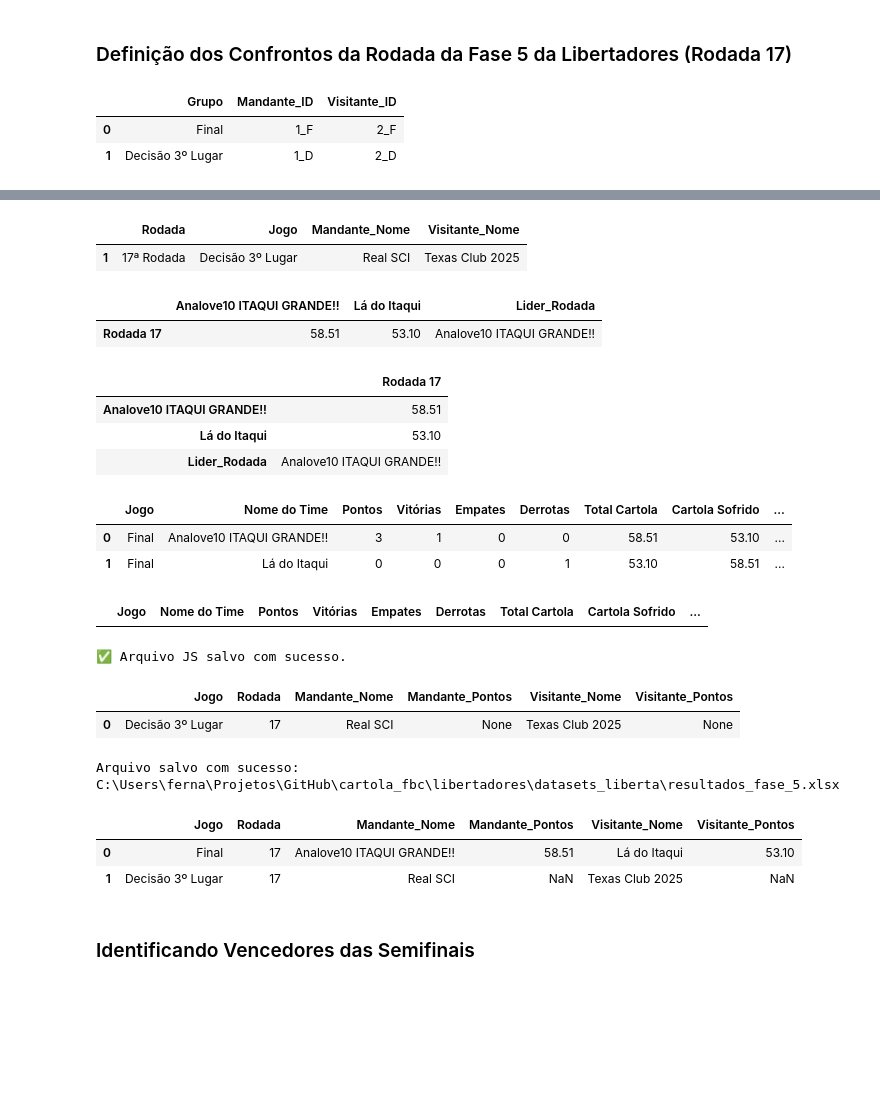
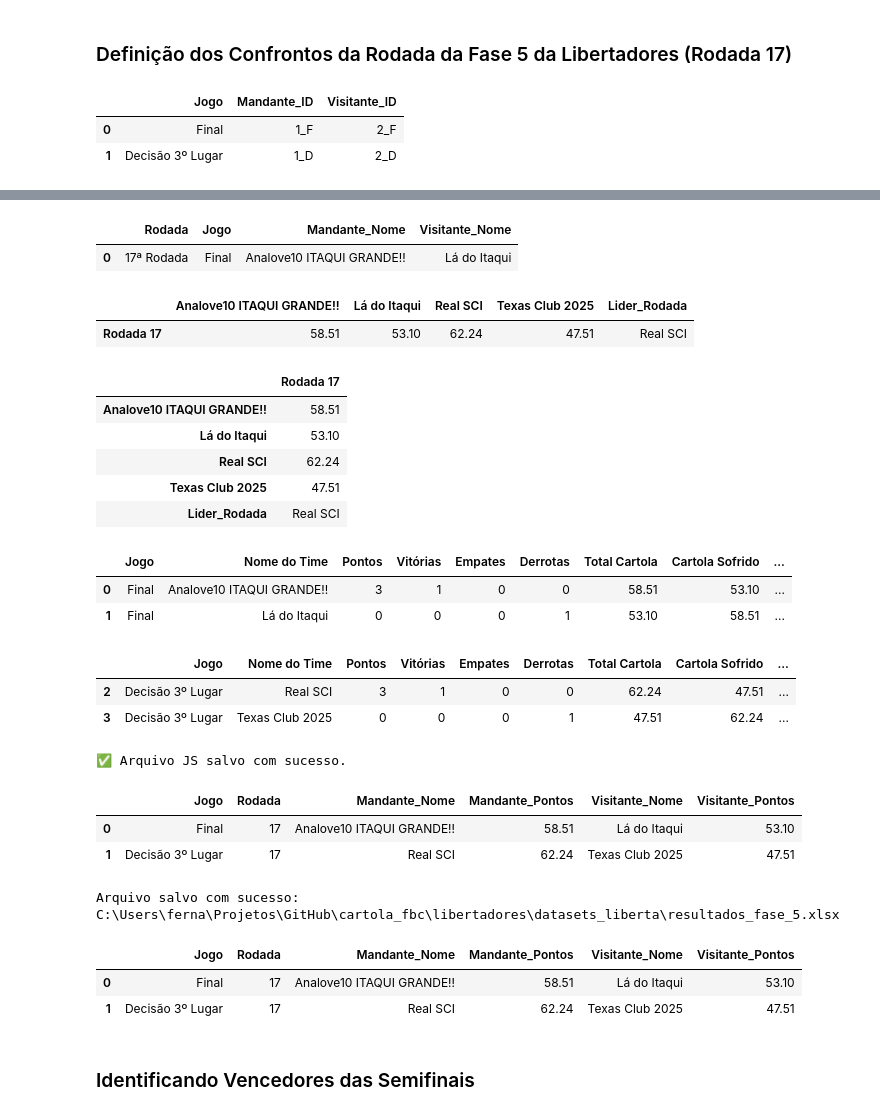
Before and after one commit to FernandoBC23/cartola_fbc, a Jupyter notebook: libertadores/datasets_liberta/5_busca_dados_liberta_fase_5.ipynb, the cells around one changed output, grey strips where cells are left out. Drawn from its saved outputs; the diff is of its cells as text; code cells hidden in the pictures; blank space fills up the shorter version.

```diff
--- a/libertadores/datasets_liberta/5_busca_dados_liberta_fase_5.ipynb
+++ b/libertadores/datasets_liberta/5_busca_dados_liberta_fase_5.ipynb
@@ -214,6 +145,6 @@ confrontos_1a_rodada = [
 # %%
 # Transformar em DataFrame
-df_confrontos = pd.DataFrame(confrontos_1a_rodada, columns=["Grupo", "Mandante_ID", "Visitante_ID"])
+df_confrontos = pd.DataFrame(confrontos_1a_rodada, columns=["Jogo", "Mandante_ID", "Visitante_ID"])
 
 # Junta com df_torneio para buscar dados dos mandantes
 df_mandantes = df_torneio_semi_liberta.rename(columns={
@@ -231,7 +162,7 @@ df_visitantes = df_torneio_semi_liberta.rename(columns={
 
 display(df_confrontos)
 # %% [output]
-|  | Grupo | Mandante_ID | Visitante_ID |
+|  | Jogo | Mandante_ID | Visitante_ID |
 | 0 | Final | 1_F | 2_F |
 | 1 | Decisão 3º Lugar | 1_D | 2_D |
 # %%
@@ -320,13 +235,14 @@ def exibir_confrontos(df_rodadas, rodada=None, jogo=None):
 
     return df_filtrado[colunas].sort_values(by=["Jogo", "Rodada"])
 # %%
-jogo = "Decisão 3º Lugar"
+# jogo = "Decisão 3º Lugar"
+jogo = "Final"
 
 # Exibir todos os confrontos do Jogo 1
 display(exibir_confrontos(df_rodadas, jogo= f"{jogo}").head(8))
 # %% [output]
 |  | Rodada | Jogo | Mandante_Nome | Visitante_Nome |
-| 1 | 17ª Rodada | Decisão 3º Lugar | Real SCI | Texas Club 2025 |
+| 0 | 17ª Rodada | Final | Analove10 ITAQUI GRANDE!! | Lá do Itaqui |
 # %%
 def campeonato_comecou(api, ids_times):
     """Verifica se o campeonato já começou observando a pontuação na 1ª rodada."""
@@ -379,17 +295,24 @@ def gerar_df_pontuacoes(api, ids_times, rodada_inicio=17):
         df.loc['Lider_Rodada'] = df.idxmax()
 
     return df
+# %%
+# Combina os nomes dos vencedores e perdedores
+nomes_completos = nomes_por_id.copy()
+nomes_completos.update(nomes_perdedores)
+
+# Agora inverte para gerar os ids_times corretamente
+ids_times = {v: k for k, v in nomes_completos.items()}
+
+df_pontuacoes = gerar_df_pontuacoes(api, ids_times)
 # %%
-ids_times = {v: k for k, v in nomes_por_id.items()}
-df_pontuacoes = gerar_df_pontuacoes(api, ids_times)
 
 if df_pontuacoes.empty:
     print("⚠️ Sem pontuações disponíveis ainda.")
 else:
     display(df_pontuacoes.T)
 # %% [output]
-|  | Analove10 ITAQUI GRANDE!! | Lá do Itaqui | Lider_Rodada |
-| Rodada 17 | 58.51 | 53.10 | Analove10 ITAQUI GRANDE!! |
+|  | Analove10 ITAQUI GRANDE!! | Lá do Itaqui | Real SCI | Texas Club 2025 | Lider_Rodada |
+| Rodada 17 | 58.51 | 53.10 | 62.24 | 47.51 | Real SCI |
 # %%
 def classificacao_por_grupo(df_rodadas, df_pontuacoes):
 
@@ -503,7 +426,9 @@ except Exception as e:
 |  | Rodada 17 |
 | Analove10 ITAQUI GRANDE!! | 58.51 |
 | Lá do Itaqui | 53.10 |
-| Lider_Rodada | Analove10 ITAQUI GRANDE!! |
+| Real SCI | 62.24 |
+| Texas Club 2025 | 47.51 |
+| Lider_Rodada | Real SCI |
 # %%
 try:
     # Verifica se as variáveis existem e estão válidas
@@ -540,6 +465,8 @@ except Exception as e:
 | 0 | Final | Analove10 ITAQUI GRANDE!! | 3 | 1 | 0 | 0 | 58.51 | 53.10 | ... |
 | 1 | Final | Lá do Itaqui | 0 | 0 | 0 | 1 | 53.10 | 58.51 | ... |
 |  | Jogo | Nome do Time | Pontos | Vitórias | Empates | Derrotas | Total Cartola | Cartola Sofrido | ... |
+| 2 | Decisão 3º Lugar | Real SCI | 3 | 1 | 0 | 0 | 62.24 | 47.51 | ... |
+| 3 | Decisão 3º Lugar | Texas Club 2025 | 0 | 0 | 0 | 1 | 47.51 | 62.24 | ... |
 # %%
 # Verifica se a variável df_resultado_por_grupo existe e está populada
 if 'df_resultado_por_jogo' in locals() and df_resultado_por_jogo:
@@ -662,15 +589,16 @@ def exibir_resultados_rodada(df_rodadas, df_pontuacoes, rodada, jogo=None):
 # %%
 # Exibir resultados da 15ª rodada
 df_resultados_rodada_15 = exibir_resultados_rodada(df_rodadas, df_pontuacoes, rodada=17)
 
-# Exibir apenas os resultados do Grupo B na 1ª rodada
-df_resultados_jogo_1 = exibir_resultados_rodada(df_rodadas, df_pontuacoes, rodada=17, jogo="Decisão 3º Lugar")
+# # Exibir apenas os resultados do Grupo B na 1ª rodada
+# df_resultados_jogo_1 = exibir_resultados_rodada(df_rodadas, df_pontuacoes, rodada=17, jogo="Decisão 3º Lugar")
 
 # Exibir
-display(df_resultados_jogo_1)
+display(df_resultados_rodada_15)
 # %% [output]
 |  | Jogo | Rodada | Mandante_Nome | Mandante_Pontos | Visitante_Nome | Visitante_Pontos |
-| 0 | Decisão 3º Lugar | 17 | Real SCI | None | Texas Club 2025 | None |
+| 0 | Final | 17 | Analove10 ITAQUI GRANDE!! | 58.51 | Lá do Itaqui | 53.10 |
+| 1 | Decisão 3º Lugar | 17 | Real SCI | 62.24 | Texas Club 2025 | 47.51 |
 # %%
 # Criar arquivo com uma aba para cada rodada contendo os resultados detalhados
 from pathlib import Path
@@ -694,7 +622,7 @@ display(df_resultados)
 Arquivo salvo com sucesso: C:\Users\ferna\Projetos\GitHub\cartola_fbc\libertadores\datasets_liberta\resultados_fase_5.xlsx
 |  | Jogo | Rodada | Mandante_Nome | Mandante_Pontos | Visitante_Nome | Visitante_Pontos |
 | 0 | Final | 17 | Analove10 ITAQUI GRANDE!! | 58.51 | Lá do Itaqui | 53.10 |
-| 1 | Decisão 3º Lugar | 17 | Real SCI | NaN | Texas Club 2025 | NaN |
+| 1 | Decisão 3º Lugar | 17 | Real SCI | 62.24 | Texas Club 2025 | 47.51 |
 # %%
 resultados_js = []
 
```
Also changed, not shown: parts of 6 cells of this notebook, 7 other files.
